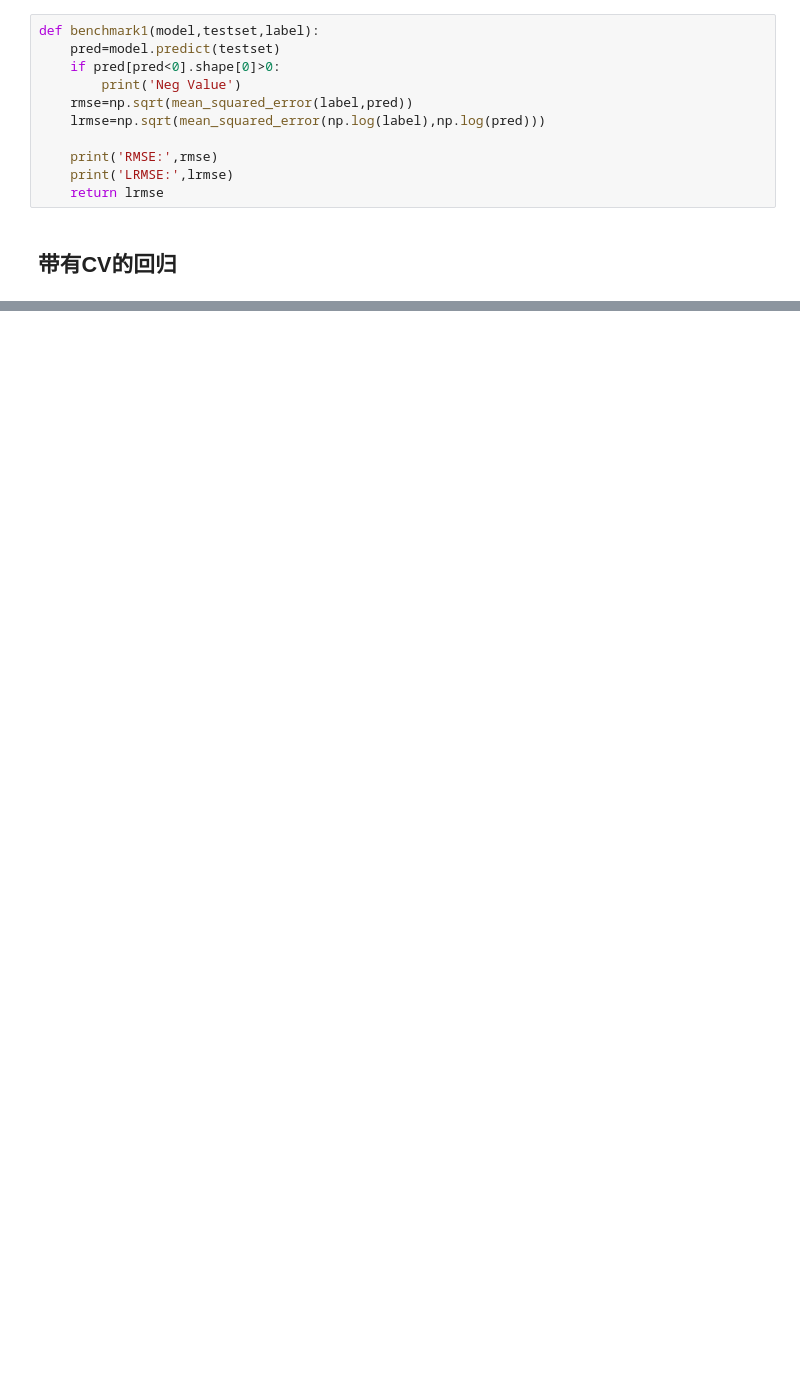
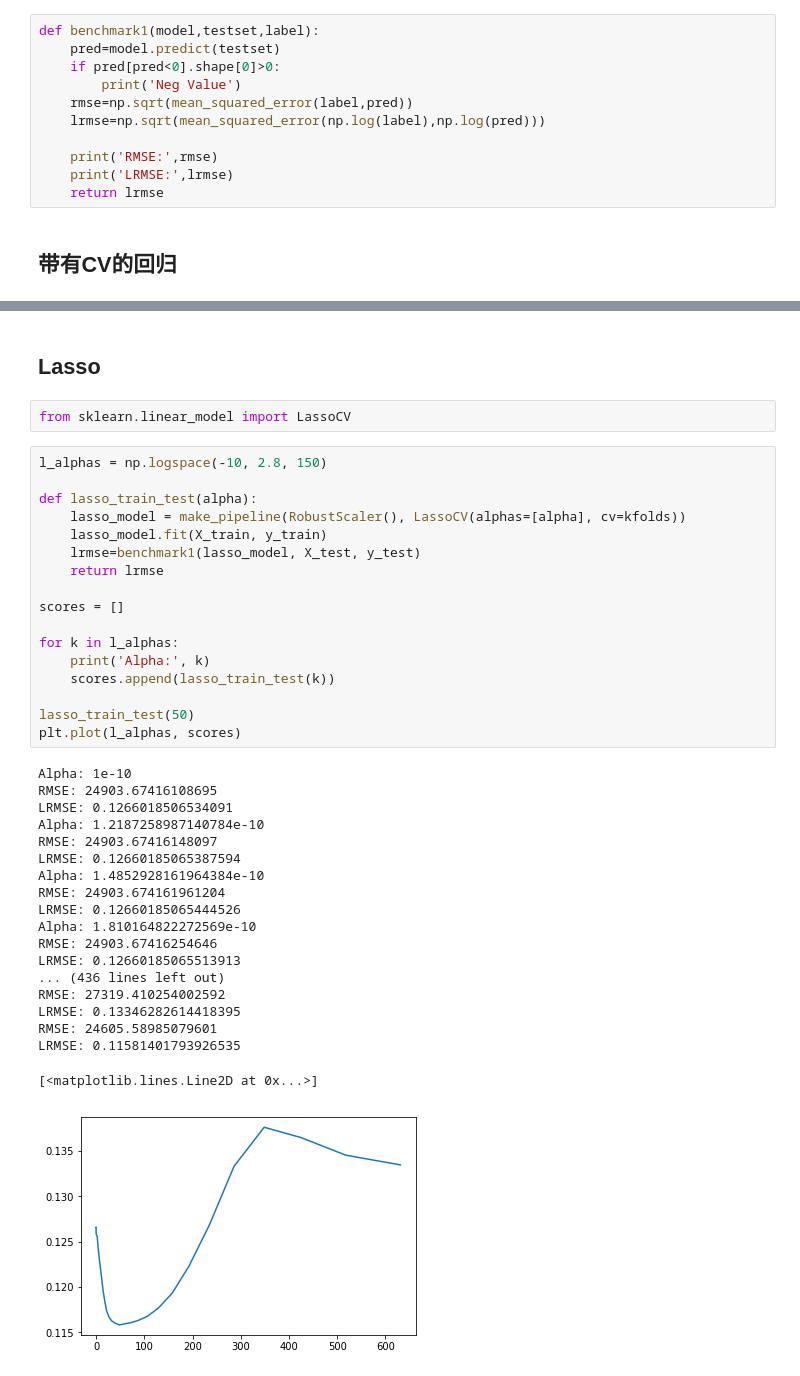
Before and after one commit to lizhicq/AI-course, a Jupyter notebook: 04 - 机器学习实战/W1 - LA House Price/总结整理.ipynb, the cells around one changed output, grey strips where cells are left out. Cells and saved outputs as stored; diff of their text form; blank space fills up the shorter version.

```diff
--- a/04 - 机器学习实战/W1 - LA House Price/总结整理.ipynb
+++ b/04 - 机器学习实战/W1 - LA House Price/总结整理.ipynb
@@ -277,0 +321,41 @@ LRMSE: 0.12474104547998531
+# %% [markdown]
+## Lasso
+# %%
+from sklearn.linear_model import LassoCV
+# %%
+l_alphas = np.logspace(-10, 2.8, 150)
+
+def lasso_train_test(alpha):
+    lasso_model = make_pipeline(RobustScaler(), LassoCV(alphas=[alpha], cv=kfolds))
+    lasso_model.fit(X_train, y_train)
+    lrmse=benchmark1(lasso_model, X_test, y_test)
+    return lrmse
+
+scores = []
+
+for k in l_alphas:
+    print('Alpha:', k)
+    scores.append(lasso_train_test(k))
+
+lasso_train_test(50)
+plt.plot(l_alphas, scores)
+# %% [output]
+Alpha: 1e-10
+RMSE: 24903.67416108695
+LRMSE: 0.1266018506534091
+Alpha: 1.2187258987140784e-10
+RMSE: 24903.67416148097
+LRMSE: 0.12660185065387594
+Alpha: 1.4852928161964384e-10
+RMSE: 24903.674161961204
+LRMSE: 0.12660185065444526
+Alpha: 1.810164822272569e-10
+RMSE: 24903.67416254646
+LRMSE: 0.12660185065513913
+... (436 lines left out)
+RMSE: 27319.410254002592
+LRMSE: 0.13346282614418395
+RMSE: 24605.58985079601
+LRMSE: 0.11581401793926535
+[<matplotlib.lines.Line2D at 0x...>]
+[figure, added]
```
Also changed, not shown: parts of 24 cells of this notebook, 2 other files.
